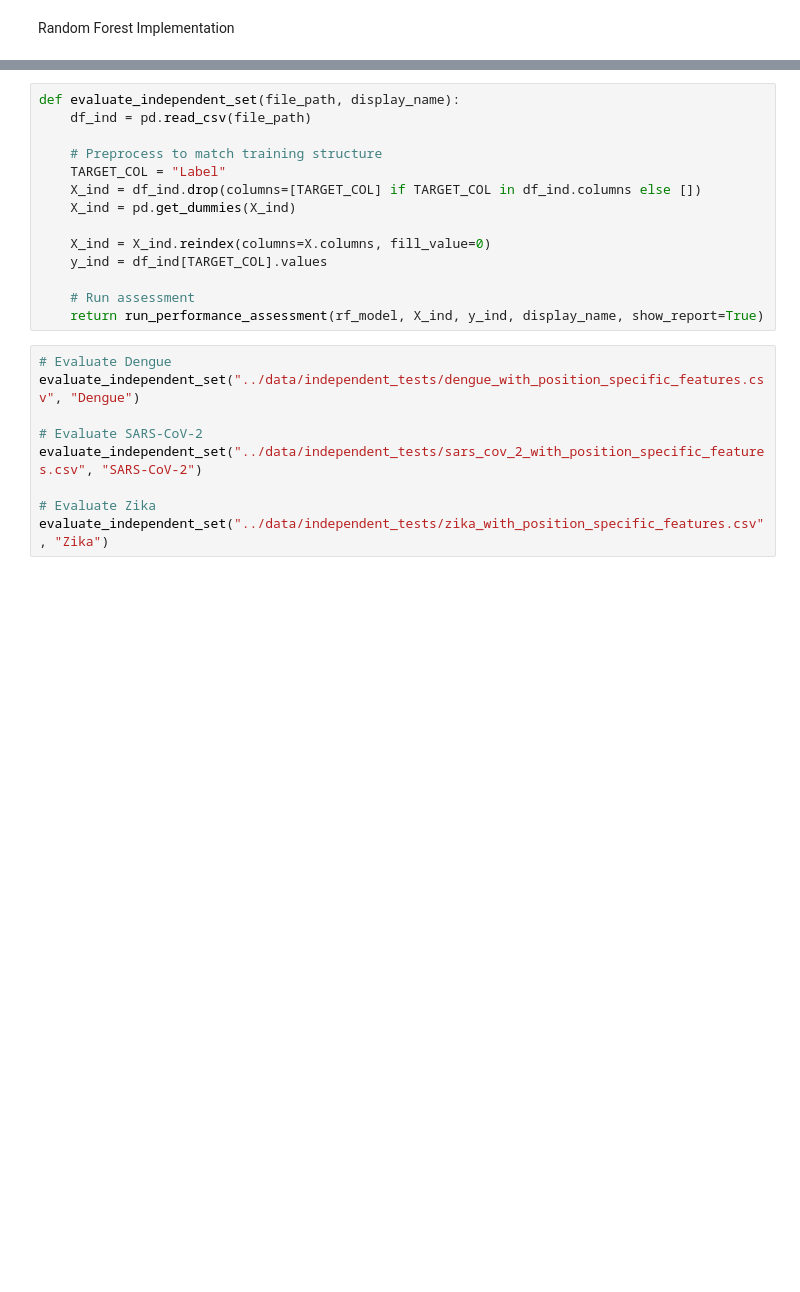
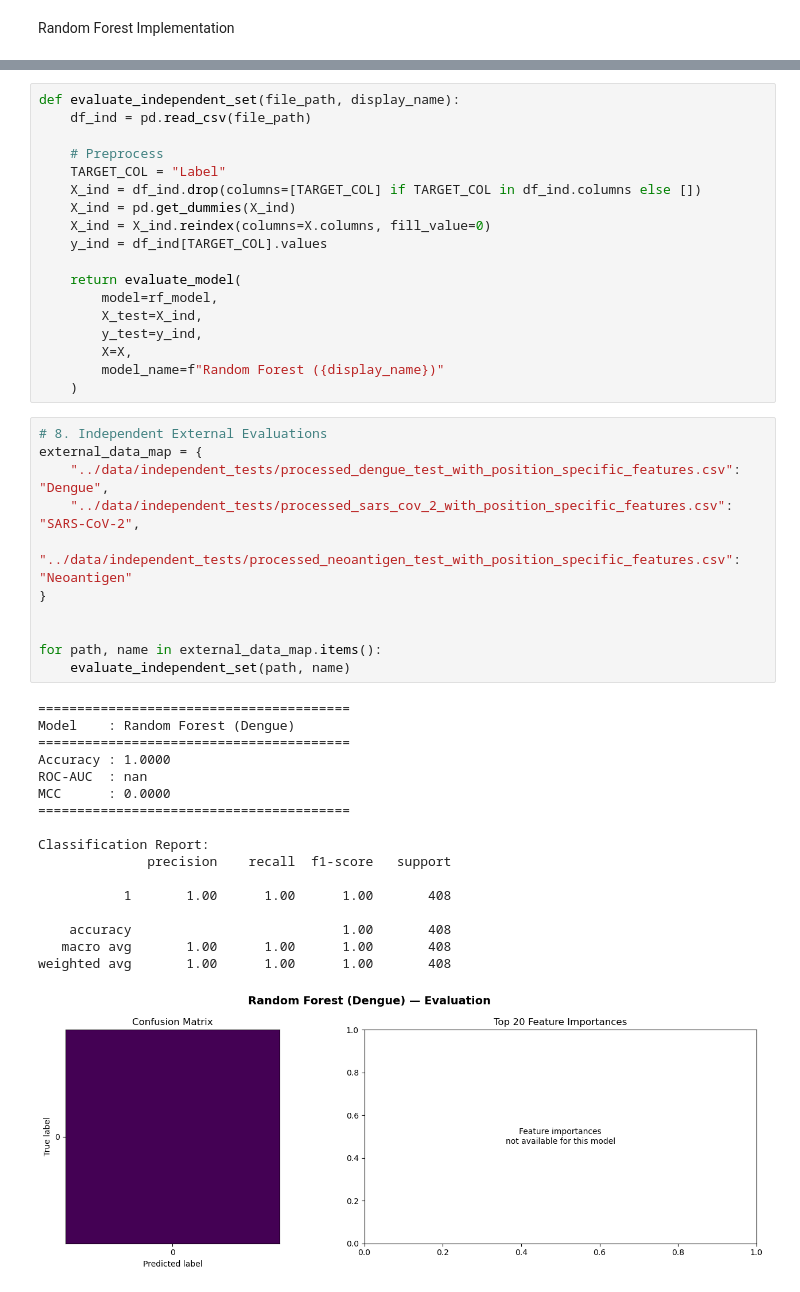
Before and after one commit to nikitarjsh/PIPER, a Jupyter notebook: src/random_Forest.ipynb, the cells around one changed output, grey strips where cells are left out. Saved outputs shown, nothing was run; the diff lists cells and outputs as text; blank space fills up the shorter version.

```diff
--- a/src/random_Forest.ipynb
+++ b/src/random_Forest.ipynb
@@ -192,22 +242,46 @@ save_model(
 def evaluate_independent_set(file_path, display_name):
     df_ind = pd.read_csv(file_path)
 
-    # Preprocess to match training structure
+    # Preprocess
     TARGET_COL = "Label"
     X_ind = df_ind.drop(columns=[TARGET_COL] if TARGET_COL in df_ind.columns else [])
     X_ind = pd.get_dummies(X_ind)
-
     X_ind = X_ind.reindex(columns=X.columns, fill_value=0)
     y_ind = df_ind[TARGET_COL].values
 
-    # Run assessment
-    return run_performance_assessment(rf_model, X_ind, y_ind, display_name, show_report=True)
+    return evaluate_model(
+        model=rf_model,
+        X_test=X_ind,
+        y_test=y_ind,
+        X=X,
+        model_name=f"Random Forest ({display_name})"
+    )
 # %%
-# Evaluate Dengue
-evaluate_independent_set("../data/independent_tests/dengue_with_position_specific_features.csv", "Dengue")
+# 8. Independent External Evaluations
+external_data_map = {
+    "../data/independent_tests/processed_dengue_test_with_position_specific_features.csv": "Dengue",
+    "../data/independent_tests/processed_sars_cov_2_with_position_specific_features.csv": "SARS-CoV-2",
+    "../data/independent_tests/processed_neoantigen_test_with_position_specific_features.csv": "Neoantigen"
+}
 
-# Evaluate SARS-CoV-2
-evaluate_independent_set("../data/independent_tests/sars_cov_2_with_position_specific_features.csv", "SARS-CoV-2")
 
-# Evaluate Zika
-evaluate_independent_set("../data/independent_tests/zika_with_position_specific_features.csv", "Zika")
+for path, name in external_data_map.items():
+    evaluate_independent_set(path, name)
+# %% [output]
+========================================
+Model    : Random Forest (Dengue)
+========================================
+Accuracy : 1.0000
+ROC-AUC  : nan
+MCC      : 0.0000
+========================================
+
+Classification Report:
+              precision    recall  f1-score   support
+
+           1       1.00      1.00      1.00       408
+
+    accuracy                           1.00       408
+   macro avg       1.00      1.00      1.00       408
+weighted avg       1.00      1.00      1.00       408
+[figure, added]
```
Also changed, not shown: parts of 16 cells of this notebook, 5 other files.
